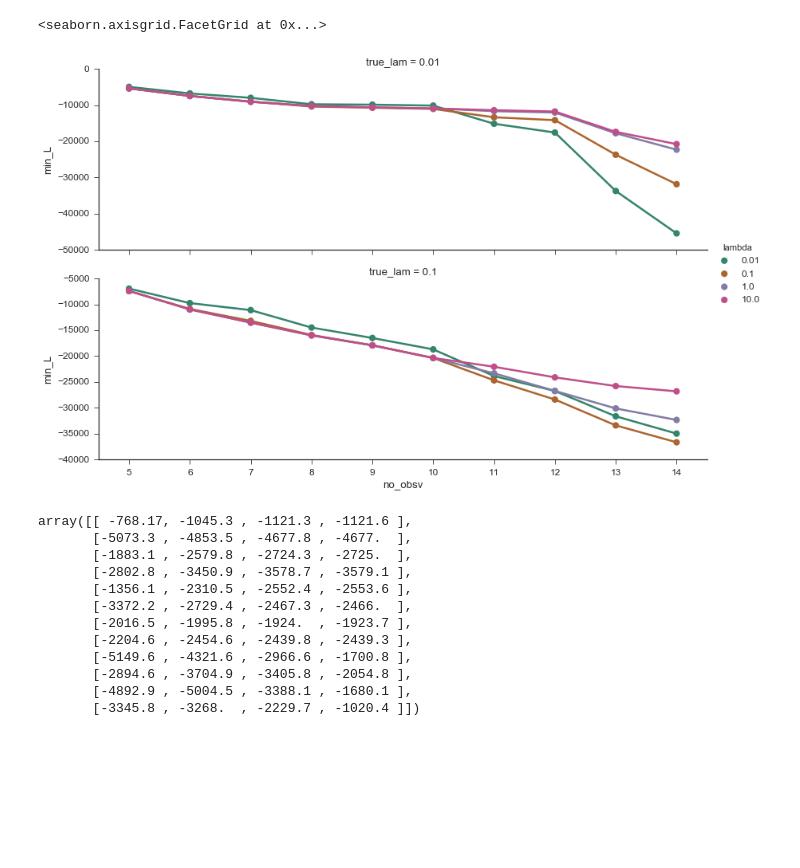
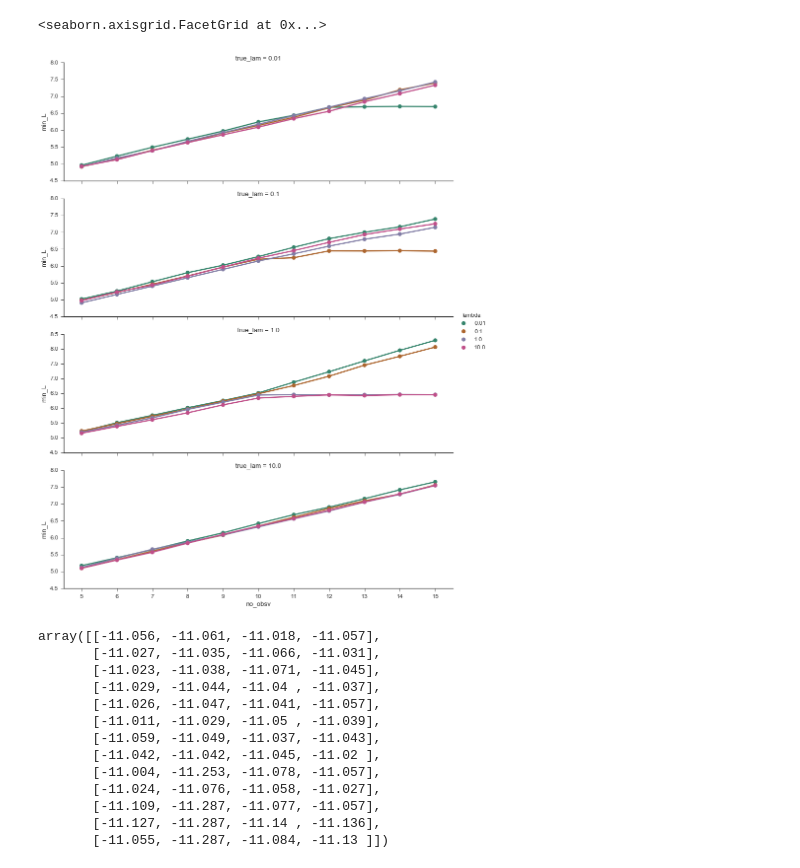
Before and after one commit to DesignInformaticsLab/EcoRacer2016, a Jupyter notebook: simulation_study/Likelihood_Plot_MAX_rosen30.ipynb, the cells around one changed output. Saved outputs shown, nothing was run; the diff lists cells and outputs as text; code cells hidden in the pictures; blank space fills up the shorter version.

```diff
--- a/simulation_study/Likelihood_Plot_MAX_rosen30.ipynb
+++ b/simulation_study/Likelihood_Plot_MAX_rosen30.ipynb
@@ -206,7 +206,7 @@ def get_Ls(lam, iters):
 #         if i<15:
 #             fname='./rosen30_ML_10000sample/all{}rosen30_{}iter_{:d}init.txt'.format(lam,15,i)
 #         else:
-        fname='./rosen30_ML_1000sample_mcmc/all{}rosen30_{:d}init.txt'.format(lam,i)
+        fname='./rosen30_ML_10000sample_mcmc/all{}rosen30_{:d}init.txt'.format(lam,i)
         data = np.loadtxt(fname).reshape((n_trial,4,4))
         Ls[n] = -data.mean(axis=0).max(axis=1)
     return Ls
@@ -242,13 +242,13 @@ bounds = np.array([[-2, 2], [-2, 2], [-2, 2], [-2, 2], [-2, 2], [-2, 2],
                     [-2, 2], [-2, 2], [-2, 2], [-2, 2], [-2, 2], [-2, 2]])  # for rosenbrock-30dim
 
 # f, axes = plt.subplots(nrows=2, ncols=2, figsize=(16,8))
-for lam_no in tnrange(2, desc='true lambda loop'):
+for lam_no in tnrange(4, desc='true lambda loop'):
     all_df = pd.DataFrame()
-    for no_iters in tnrange(5,total_no_iters, desc='observation no loop'):
+    for no_iters in tnrange(5,total_no_iters+1, desc='observation no loop'):
         mins_df = pd.DataFrame(index=np.arange(n_trial),columns=names)
 #         no_iters = 20
         true_lam = lam_no
-        l_ego = get_Ls(names[true_lam], no_iters)
+        l_ego = get_Ls(names[true_lam], no_iters) + 11.287
 #         ax.set_title('$\Lambda^*={}$\n'.format(names[true_lam]))
 
         ## dat['solution'][true_lam, coor_or_ei, no_samples]
@@ -276,46 +276,47 @@ for lam_no in tnrange(2, desc='true lambda loop'):
 
         #         ax.plot(t_samp,p+l_ego, color='k', ls=':')  # for just L_ini
 
                 combined=cuml_like(p,l_ego[:,j]);
         #         ax.plot(t_samp,combined, color='k', ls=':')  # for combined
     #             ax.scatter(t_samp[np.argmin(combined, axis=0)], np.min(combined,axis=0), color=colors[j])
         #         ax.axvline(x=t_samp[np.argmin(combined)], alpha=.2, color='r')
                 mins+=[np.min(combined)]
             #     plt.scatter(*samples.T)
     #         sns.distplot(mins, kde=False, bins=t_samp, hist_kws={'align':'left'}, ax=ax)
     #         print len(mins)
             mins_df[names[j]]=mins
         mins_df = pd.melt(mins_df, value_vars=names, var_name='lambda',value_name='min_L')
         mins_df['no_obsv']=no_iters
         all_df = pd.concat([all_df, mins_df])
     #         sns.swarmplot( data=mins, ax=ax)
         # plt.plot(t_samp,p)
 
 #     all_df = pd.melt(all_df, value_vars=names+['no_obsv'], var_name='lambda',value_name='mins')
     all_df['true_lam'] = names[lam_no]
 #     print all_df.head()
 
     df = pd.concat([df,all_df])
 #         sns.swarmplot(data=mins_df, x='lambda',y='mins', ax=ax)
 
 sns.factorplot(data=df, x='no_obsv', y='min_L', hue='lambda', row='true_lam',
                kind='point', aspect=3, sharey=False)
 # plt.tight_layout()
 # %% [output]
 <seaborn.axisgrid.FacetGrid at 0x...>
-[figure, old version]
+[figure, new version]
 # %%
 l_ego
 # %% [output]
-array([[ -768.17, -1045.3 , -1121.3 , -1121.6 ],
-       [-5073.3 , -4853.5 , -4677.8 , -4677.  ],
-       [-1883.1 , -2579.8 , -2724.3 , -2725.  ],
-       [-2802.8 , -3450.9 , -3578.7 , -3579.1 ],
-       [-1356.1 , -2310.5 , -2552.4 , -2553.6 ],
-       [-3372.2 , -2729.4 , -2467.3 , -2466.  ],
-       [-2016.5 , -1995.8 , -1924.  , -1923.7 ],
-       [-2204.6 , -2454.6 , -2439.8 , -2439.3 ],
-       [-5149.6 , -4321.6 , -2966.6 , -1700.8 ],
-       [-2894.6 , -3704.9 , -3405.8 , -2054.8 ],
-       [-4892.9 , -5004.5 , -3388.1 , -1680.1 ],
-       [-3345.8 , -3268.  , -2229.7 , -1020.4 ]])
+array([[-11.056, -11.061, -11.018, -11.057],
+       [-11.027, -11.035, -11.066, -11.031],
+       [-11.023, -11.038, -11.071, -11.045],
+       [-11.029, -11.044, -11.04 , -11.037],
+       [-11.026, -11.047, -11.041, -11.057],
+       [-11.011, -11.029, -11.05 , -11.039],
+       [-11.059, -11.049, -11.037, -11.043],
+       [-11.042, -11.042, -11.045, -11.02 ],
+       [-11.004, -11.253, -11.078, -11.057],
+       [-11.024, -11.076, -11.058, -11.027],
+       [-11.109, -11.287, -11.077, -11.057],
+       [-11.127, -11.287, -11.14 , -11.136],
+       [-11.055, -11.287, -11.084, -11.13 ]])
```
Also changed, not shown: 3 other files.
